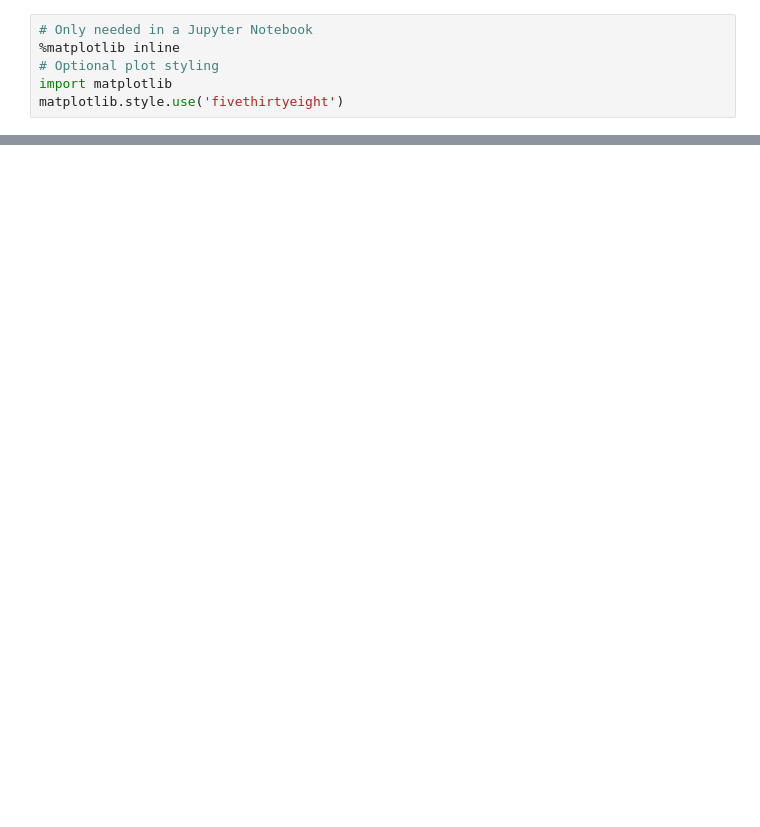
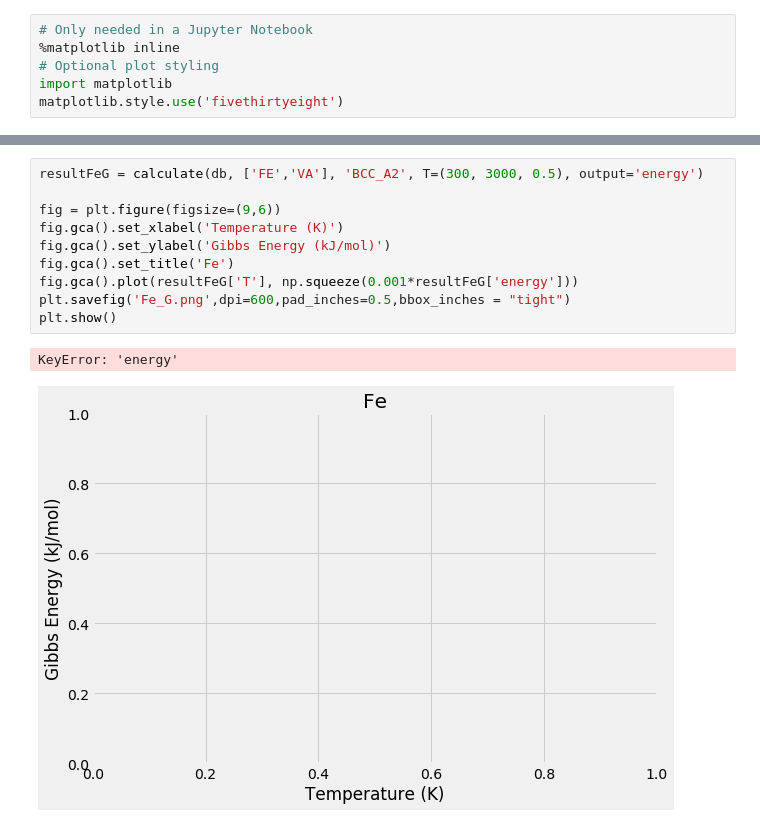
Before and after one commit to amkrajewski/PSU-MatSE580-2020, a Jupyter notebook: binary/Homework2.ipynb, the cells around one changed output, grey strips where cells are left out. Drawn from its saved outputs; the diff is of its cells as text; blank space fills up the shorter version.

```diff
--- a/binary/Homework2.ipynb
+++ b/binary/Homework2.ipynb
@@ -20,0 +53,13 @@ ConditionError: None of the passed phases (['A2_BCC']) are active. List of possi
+# %%
+resultFeG = calculate(db, ['FE','VA'], 'BCC_A2', T=(300, 3000, 0.5), output='energy')
+
+fig = plt.figure(figsize=(9,6))
+fig.gca().set_xlabel('Temperature (K)')
+fig.gca().set_ylabel('Gibbs Energy (kJ/mol)')
+fig.gca().set_title('Fe')
+fig.gca().plot(resultFeG['T'], np.squeeze(0.001*resultFeG['energy']))
+plt.savefig('Fe_G.png',dpi=600,pad_inches=0.5,bbox_inches = "tight")
+plt.show()
+# %% [output]
+KeyError: 'energy'
+[figure, added]
```
Also changed, not shown: parts of 14 cells of this notebook, 12 other files.
